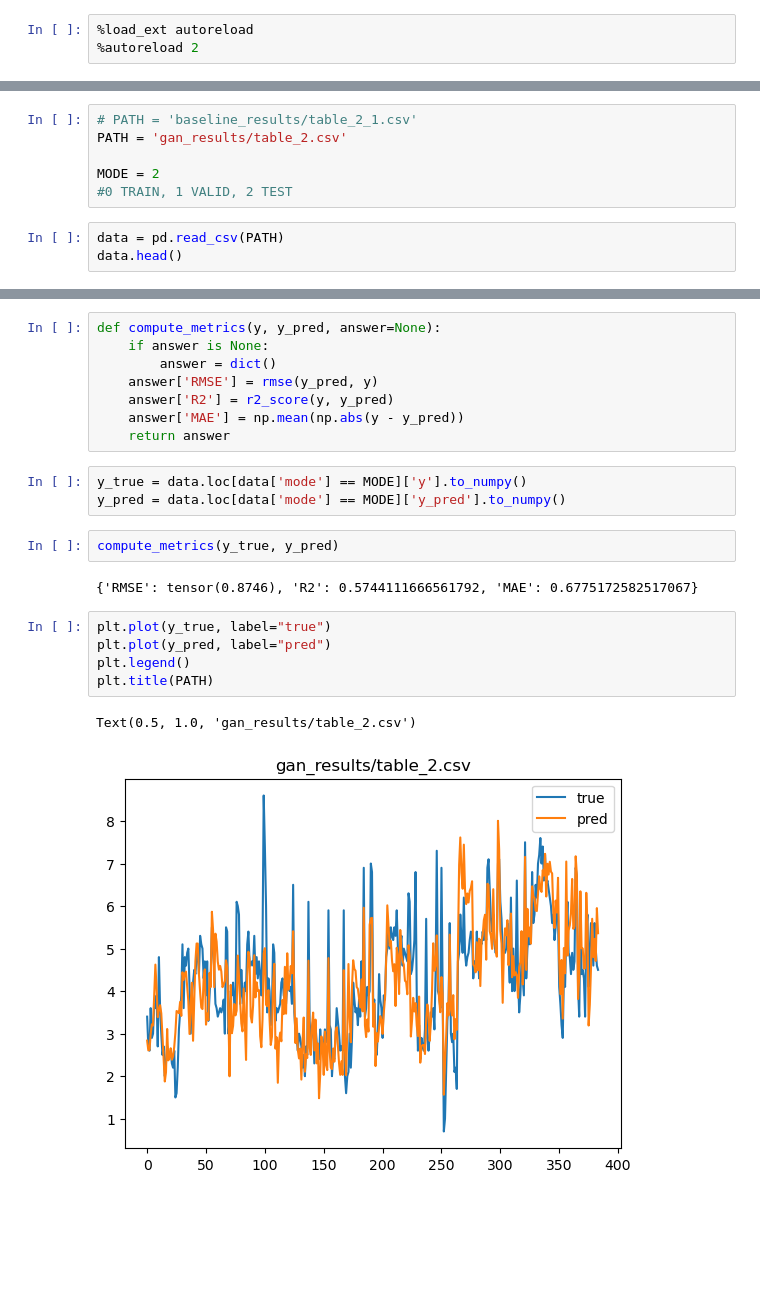
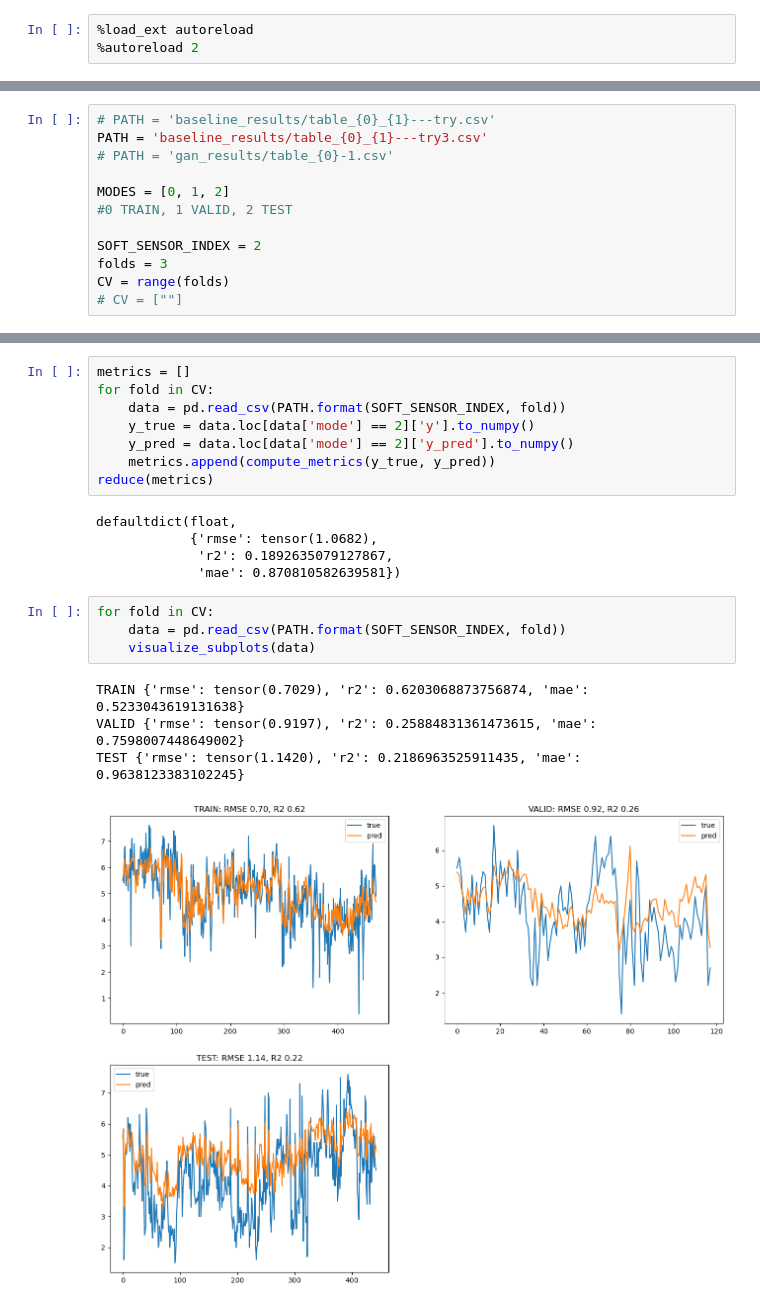
Before and after one commit to VeryLittleAnna/SoftSensors, a Jupyter notebook: visualize.ipynb, the cells around one changed output, grey strips where cells are left out. Drawn from its saved outputs; the diff is of its cells as text; blank space fills up the shorter version.

```diff
--- a/visualize.ipynb
+++ b/visualize.ipynb
@@ -12,9 +48,12 @@ rmse = RMSELoss()
 # %%
-# PATH = 'baseline_results/table_2_1.csv'
-PATH = 'gan_results/table_2.csv'
+# PATH = 'baseline_results/table_{0}_{1}---try.csv'
+PATH = 'baseline_results/table_{0}_{1}---try3.csv'
+# PATH = 'gan_results/table_{0}-1.csv'
 
-MODE = 2
+MODES = [0, 1, 2]
 #0 TRAIN, 1 VALID, 2 TEST
+
+SOFT_SENSOR_INDEX = 2
+folds = 3
+CV = range(folds)
+# CV = [""]
-# %%
-data = pd.read_csv(PATH)
-data.head()
@@ -28,23 +60,22 @@ data.head()
-# %%
-def compute_metrics(y, y_pred, answer=None):
-    if answer is None:
-        answer = dict()
-    answer['RMSE'] = rmse(y_pred, y)
-    answer['R2'] = r2_score(y, y_pred)
-    answer['MAE'] = np.mean(np.abs(y - y_pred))
-    return answer
 # %%
-y_true = data.loc[data['mode'] == MODE]['y'].to_numpy()
-y_pred = data.loc[data['mode'] == MODE]['y_pred'].to_numpy()
+metrics = []
+for fold in CV:
+    data = pd.read_csv(PATH.format(SOFT_SENSOR_INDEX, fold))
+    y_true = data.loc[data['mode'] == 2]['y'].to_numpy()
+    y_pred = data.loc[data['mode'] == 2]['y_pred'].to_numpy()
+    metrics.append(compute_metrics(y_true, y_pred))
+reduce(metrics)
+# %% [output]
+defaultdict(float,
+            {'rmse': tensor(1.0682),
+             'r2': 0.1892635079127867,
+             'mae': 0.870810582639581})
-# %%
-compute_metrics(y_true, y_pred)
-# %% [output]
-{'RMSE': tensor(0.8746), 'R2': 0.5744111666561792, 'MAE': 0.6775172582517067}
-# %%
-plt.plot(y_true, label="true")
-plt.plot(y_pred, label="pred")
-plt.legend()
-plt.title(PATH)
-# %% [output]
-Text(0.5, 1.0, 'gan_results/table_2.csv')
-[figure, removed]
+# %%
+for fold in CV:
+    data = pd.read_csv(PATH.format(SOFT_SENSOR_INDEX, fold))
+    visualize_subplots(data)
+# %% [output]
+TRAIN {'rmse': tensor(0.7029), 'r2': 0.6203068873756874, 'mae': 0.5233043619131638}
+VALID {'rmse': tensor(0.9197), 'r2': 0.25884831361473615, 'mae': 0.7598007448649002}
+TEST {'rmse': tensor(1.1420), 'r2': 0.2186963525911435, 'mae': 0.9638123383102245}
+[figure, added]
```
Also changed, not shown: parts of 7 cells of this notebook.
